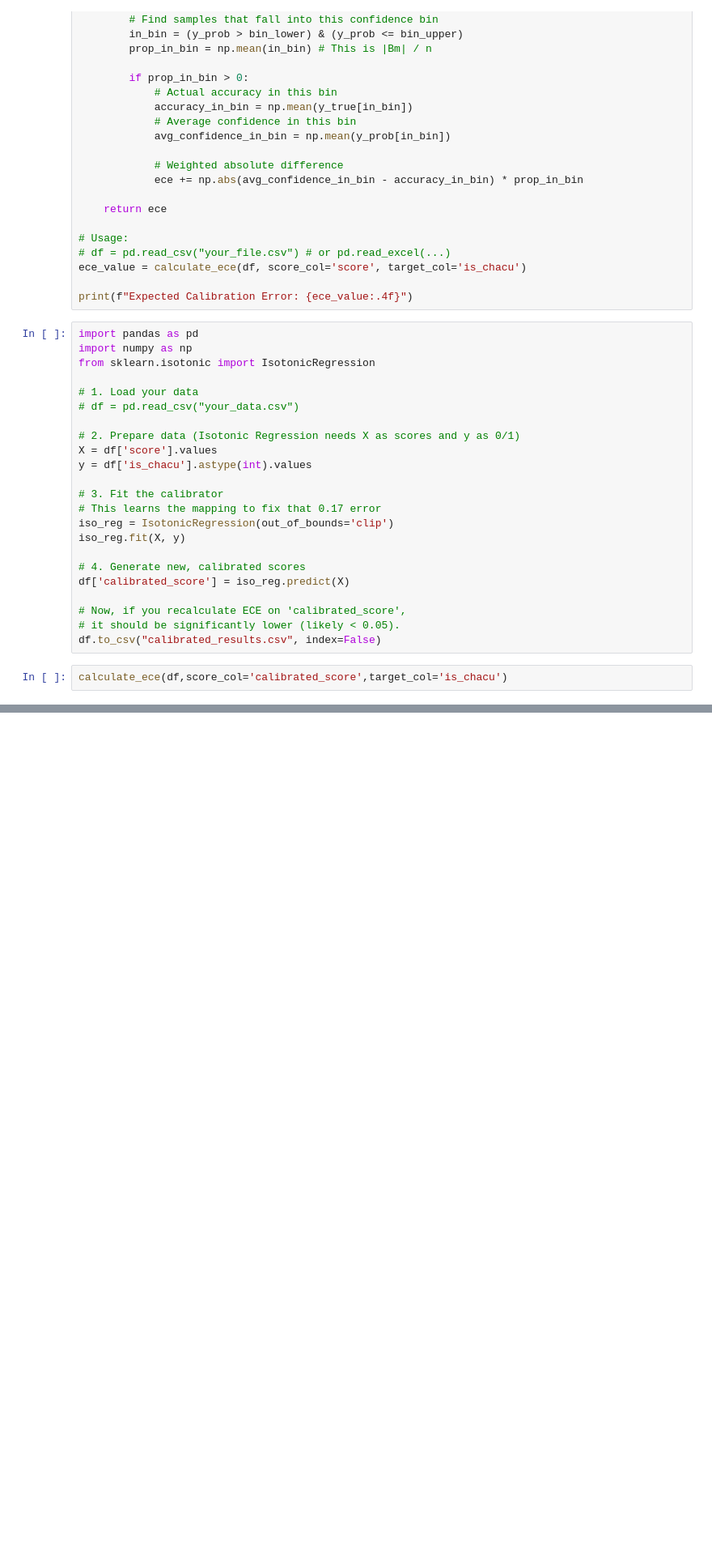
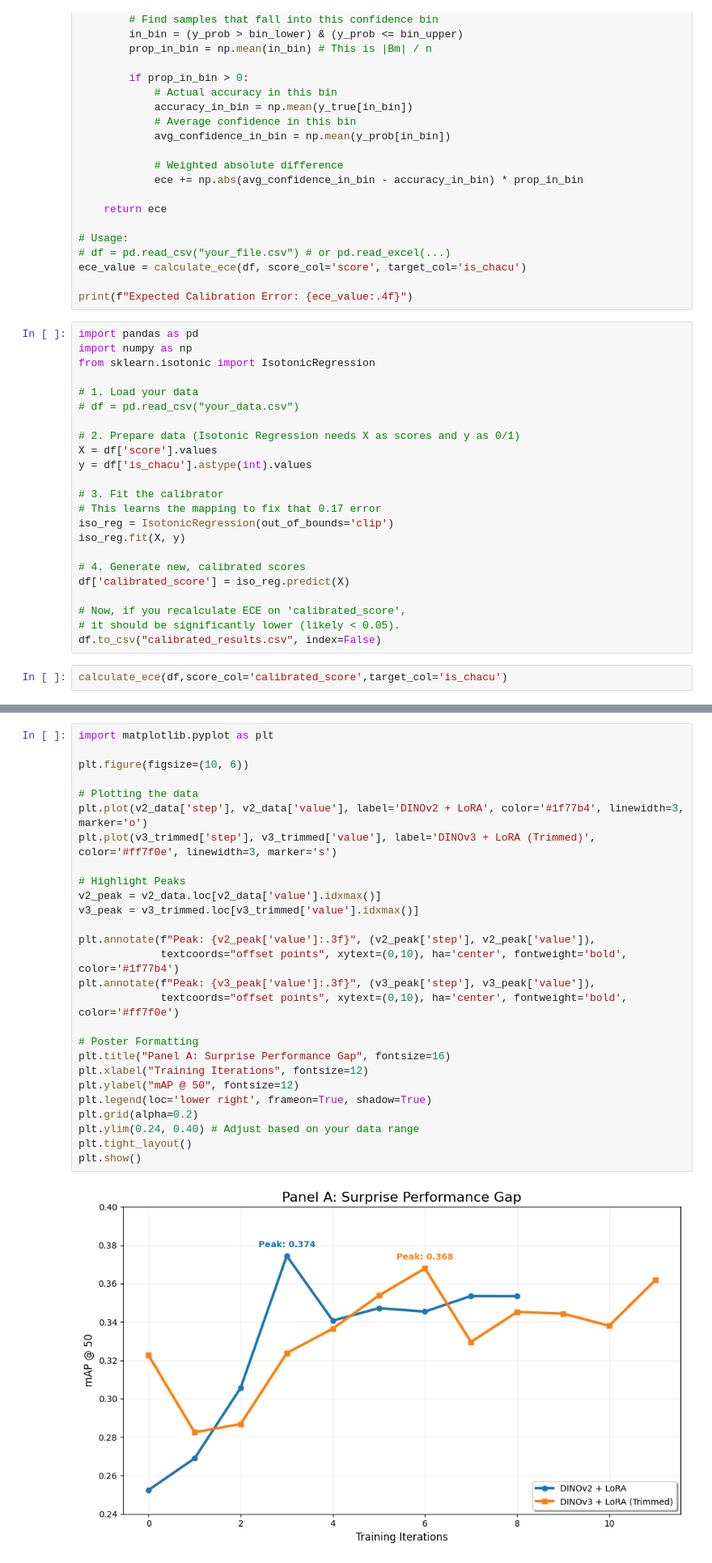
Before and after one commit to JamesZDonline/dinov3_stack, a Jupyter notebook: sandbox.ipynb, the cells around one changed output, grey strips where cells are left out. Shown at 81% size. Cells and saved outputs as stored; diff of their text form; blank space fills up the shorter version.

```diff
--- a/sandbox.ipynb
+++ b/sandbox.ipynb
@@ -640,0 +1187,29 @@ calculate_ece(df,score_col='calibrated_score',target_col='is_chacu')
+# %%
+import matplotlib.pyplot as plt
+
+plt.figure(figsize=(10, 6))
+
+# Plotting the data
+plt.plot(v2_data['step'], v2_data['value'], label='DINOv2 + LoRA', color='#1f77b4', linewidth=3, marker='o')
+plt.plot(v3_trimmed['step'], v3_trimmed['value'], label='DINOv3 + LoRA (Trimmed)', color='#ff7f0e', linewidth=3, marker='s')
+
+# Highlight Peaks
+v2_peak = v2_data.loc[v2_data['value'].idxmax()]
+v3_peak = v3_trimmed.loc[v3_trimmed['value'].idxmax()]
+
+plt.annotate(f"Peak: {v2_peak['value']:.3f}", (v2_peak['step'], v2_peak['value']),
+             textcoords="offset points", xytext=(0,10), ha='center', fontweight='bold', color='#1f77b4')
+plt.annotate(f"Peak: {v3_peak['value']:.3f}", (v3_peak['step'], v3_peak['value']),
+             textcoords="offset points", xytext=(0,10), ha='center', fontweight='bold', color='#ff7f0e')
+
+# Poster Formatting
+plt.title("Panel A: Surprise Performance Gap", fontsize=16)
+plt.xlabel("Training Iterations", fontsize=12)
+plt.ylabel("mAP @ 50", fontsize=12)
+plt.legend(loc='lower right', frameon=True, shadow=True)
+plt.grid(alpha=0.2)
+plt.ylim(0.24, 0.40) # Adjust based on your data range
+plt.tight_layout()
+plt.show()
+# %% [output]
+[figure, added]
```
Also changed, not shown: parts of 34 cells of this notebook, 2 other files.
